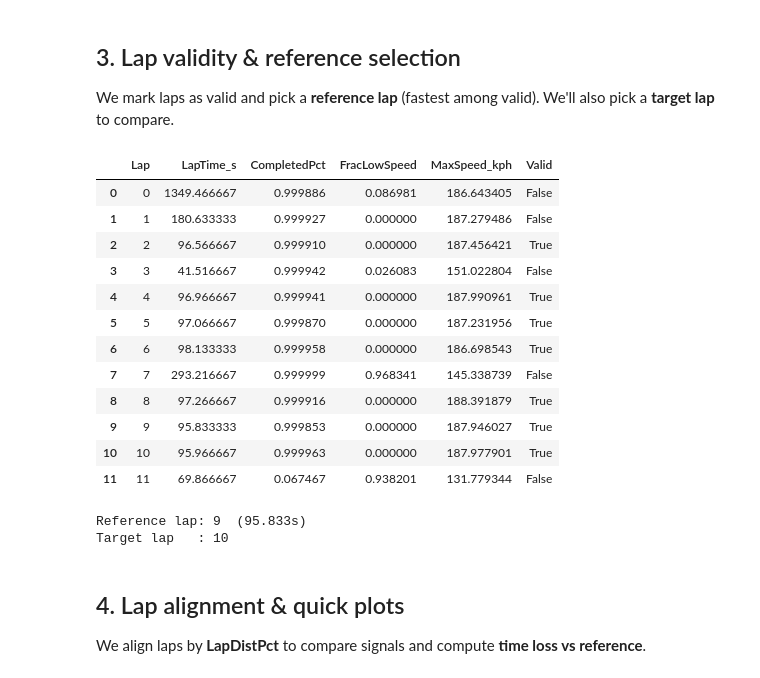
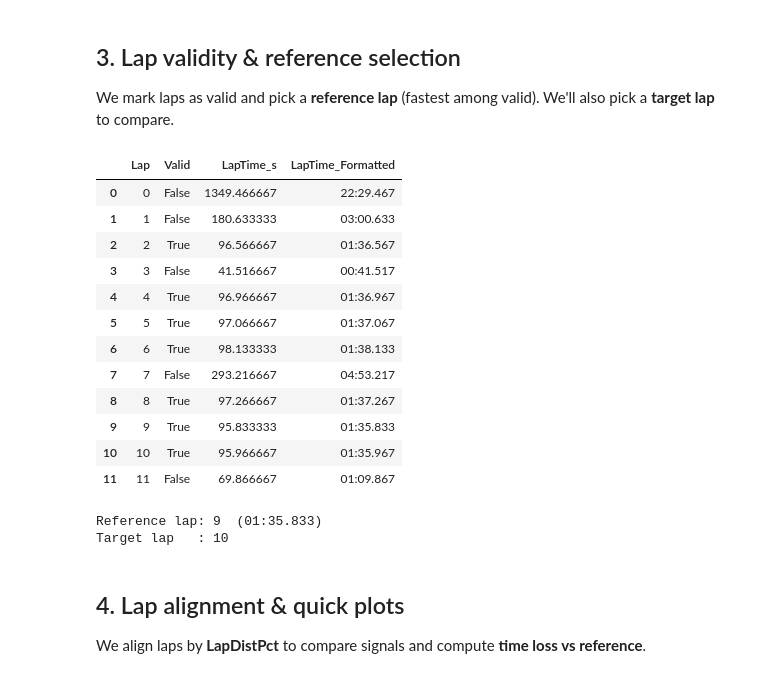
Before and after one commit to conect2ai/Racing4all, a Jupyter notebook: Iracing/iracing_coaching_pipeline.ipynb, the cells around one changed output. Drawn from its saved outputs; the diff is of its cells as text; code cells hidden in the pictures.

Commit message:
Update iracing_coaching_pipeline.ipynb
change laptime fomat to mm:ss:ms

```diff
--- a/Iracing/iracing_coaching_pipeline.ipynb
+++ b/Iracing/iracing_coaching_pipeline.ipynb
@@ -222,38 +222,58 @@ def align_lap_by_dist(g: pd.DataFrame, grid: np.ndarray) -> Dict[str, np.ndarray
 
 We mark laps as valid and pick a **reference lap** (fastest among valid). We'll also pick a **target lap** to compare.
 # %%
+def format_laptime(seconds: float) -> str:
+    """Converte um tempo em segundos para o formato de string MM:SS.ms."""
+    if pd.isna(seconds):
+        return "N/A"
+    # Calcula os minutos
+    minutes = int(seconds // 60)
+    # Calcula os segundos restantes com milissegundos
+    remaining_seconds = seconds % 60
+    # Retorna a string formatada, garantindo dois dígitos para os minutos
+    # e preenchimento com zero para os segundos (ex: 01:05.123)
+    return f"{minutes:02d}:{remaining_seconds:06.3f}"
+
 
 INVALID_LAPS = set()  # add warm-up, pit-in/out laps if needed
 
+# Assumimos que a função build_lap_validity_table() já existe
+# e retorna um DataFrame com a coluna 'LapTime_s'
 lap_df = build_lap_validity_table(df, manual_invalid=INVALID_LAPS)
-display(lap_df)
+
+# 1. Adicionamos uma nova coluna ao DataFrame com o tempo formatado
+lap_df['LapTime_Formatted'] = lap_df['LapTime_s'].apply(format_laptime)
+
+# Exibimos o DataFrame com a nova coluna para melhor visualização
+display(lap_df[['Lap', 'Valid', 'LapTime_s', 'LapTime_Formatted']])
 
 valid_laps = lap_df[lap_df["Valid"]]["Lap"].tolist()
 if not valid_laps:
     raise RuntimeError("No valid laps found.")
 
 ref_row = lap_df[lap_df["Valid"]].sort_values("LapTime_s").iloc[0]
 ref_lap = int(ref_row["Lap"])
 candidates = [l for l in valid_laps if l != ref_lap]
 target_lap = int(max(candidates)) if candidates else ref_lap
 
-print(f"Reference lap: {ref_lap}  ({ref_row['LapTime_s']:.3f}s)")
+# 2. Usamos a função de formatação na instrução print
+print(f"Reference lap: {ref_lap}  ({format_laptime(ref_row['LapTime_s'])})")
 print(f"Target lap   : {target_lap}")
 # %% [output]
-|  | Lap | LapTime_s | CompletedPct | FracLowSpeed | MaxSpeed_kph | Valid |
-| 0 | 0 | 1349.466667 | 0.999886 | 0.086981 | 186.643405 | False |
-| 1 | 1 | 180.633333 | 0.999927 | 0.000000 | 187.279486 | False |
-| 2 | 2 | 96.566667 | 0.999910 | 0.000000 | 187.456421 | True |
-| 3 | 3 | 41.516667 | 0.999942 | 0.026083 | 151.022804 | False |
-| 4 | 4 | 96.966667 | 0.999941 | 0.000000 | 187.990961 | True |
-| 5 | 5 | 97.066667 | 0.999870 | 0.000000 | 187.231956 | True |
-| 6 | 6 | 98.133333 | 0.999958 | 0.000000 | 186.698543 | True |
-| 7 | 7 | 293.216667 | 0.999999 | 0.968341 | 145.338739 | False |
-| 8 | 8 | 97.266667 | 0.999916 | 0.000000 | 188.391879 | True |
-| 9 | 9 | 95.833333 | 0.999853 | 0.000000 | 187.946027 | True |
-| 10 | 10 | 95.966667 | 0.999963 | 0.000000 | 187.977901 | True |
-| 11 | 11 | 69.866667 | 0.067467 | 0.938201 | 131.779344 | False |
+|  | Lap | Valid | LapTime_s | LapTime_Formatted |
+| 0 | 0 | False | 1349.466667 | 22:29.467 |
+| 1 | 1 | False | 180.633333 | 03:00.633 |
+| 2 | 2 | True | 96.566667 | 01:36.567 |
+| 3 | 3 | False | 41.516667 | 00:41.517 |
+| 4 | 4 | True | 96.966667 | 01:36.967 |
+| 5 | 5 | True | 97.066667 | 01:37.067 |
+| 6 | 6 | True | 98.133333 | 01:38.133 |
+| 7 | 7 | False | 293.216667 | 04:53.217 |
+| 8 | 8 | True | 97.266667 | 01:37.267 |
+| 9 | 9 | True | 95.833333 | 01:35.833 |
+| 10 | 10 | True | 95.966667 | 01:35.967 |
+| 11 | 11 | False | 69.866667 | 01:09.867 |
-Reference lap: 9  (95.833s)
+Reference lap: 9  (01:35.833)
 Target lap   : 10
 # %% [markdown]
 
```
Also changed, not shown: parts of 4 cells of this notebook.
